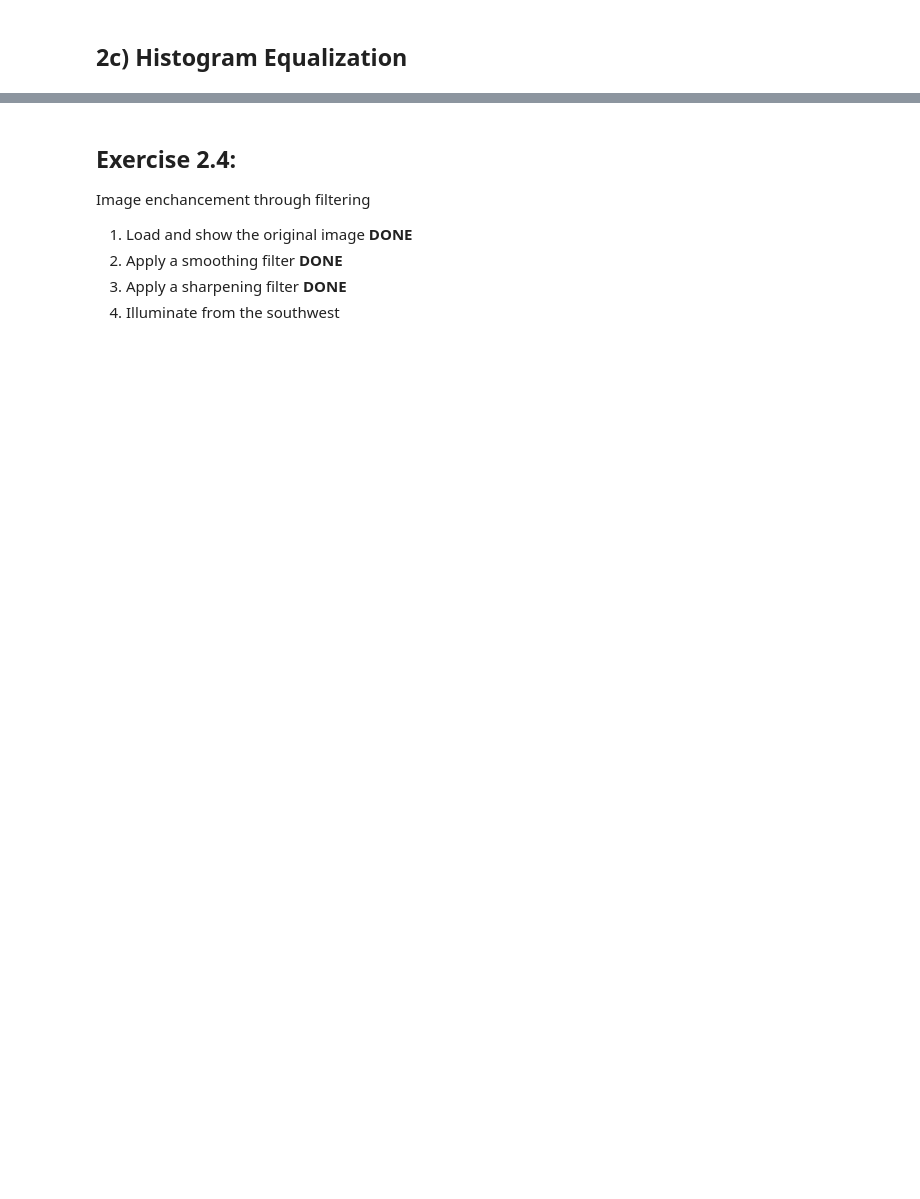
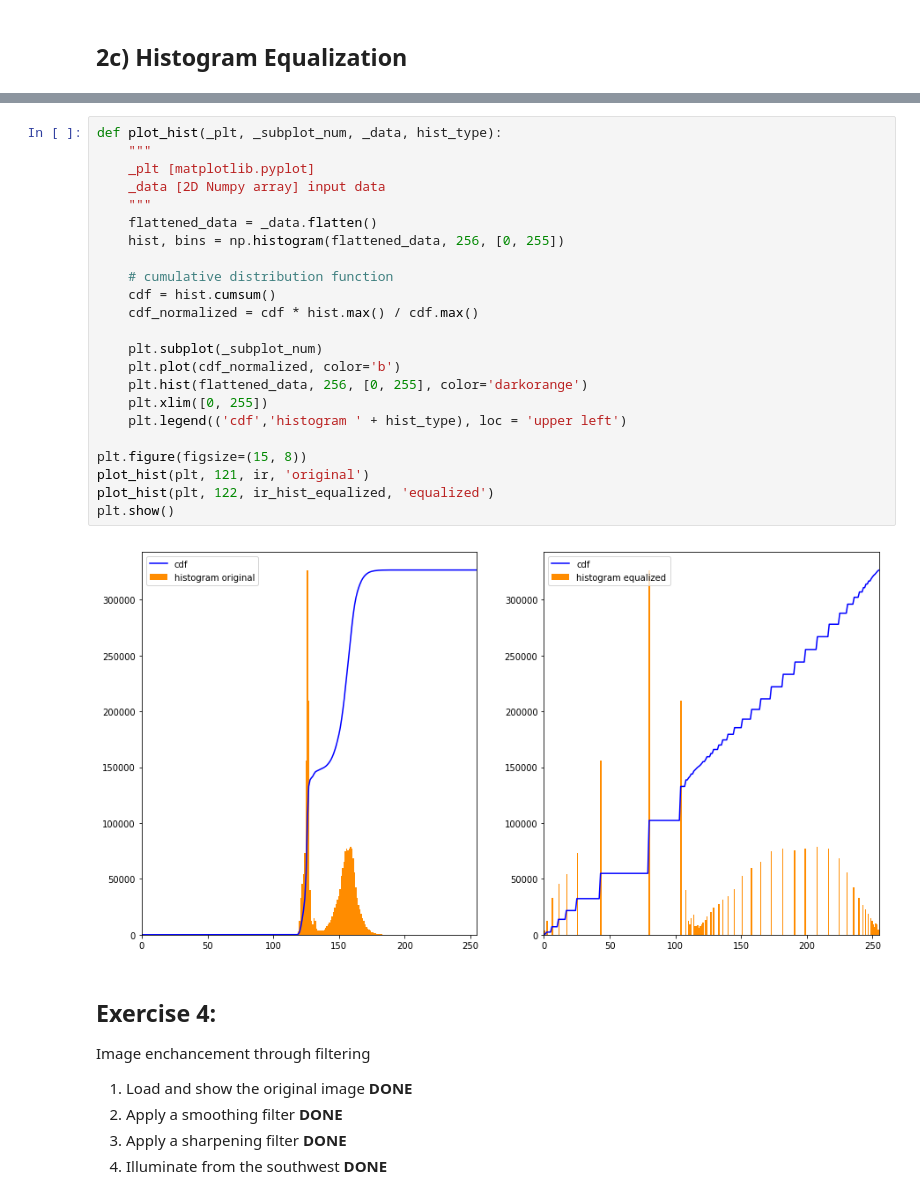
Before and after one commit to moonlimb/sio236-remote-sensing, a Jupyter notebook: Limb_Moon_Lab5.ipynb, the cells around one changed output, grey strips where cells are left out. Drawn from its saved outputs; the diff is of its cells as text; blank space fills up the shorter version.

```diff
--- a/Limb_Moon_Lab5.ipynb
+++ b/Limb_Moon_Lab5.ipynb
@@ -275,10 +177,35 @@ plt.show()
+# %%
+def plot_hist(_plt, _subplot_num, _data, hist_type):
+    """
+    _plt [matplotlib.pyplot]
+    _data [2D Numpy array] input data
+    """
+    flattened_data = _data.flatten()
+    hist, bins = np.histogram(flattened_data, 256, [0, 255])
+
+    # cumulative distribution function
+    cdf = hist.cumsum()
+    cdf_normalized = cdf * hist.max() / cdf.max()
+
+    plt.subplot(_subplot_num)
+    plt.plot(cdf_normalized, color='b')
+    plt.hist(flattened_data, 256, [0, 255], color='darkorange')
+    plt.xlim([0, 255])
+    plt.legend(('cdf','histogram ' + hist_type), loc = 'upper left')
+
+plt.figure(figsize=(15, 8))
+plot_hist(plt, 121, ir, 'original')
+plot_hist(plt, 122, ir_hist_equalized, 'equalized')
+plt.show()
+# %% [output]
+[figure, added]
 # %% [markdown]
-## Exercise 2.4:
+## Exercise 4:
 Image enchancement through filtering<br />
 
 1. Load and show the original image **DONE**
 2. Apply a smoothing filter **DONE**
 3. Apply a sharpening filter  **DONE**
-4. Illuminate from the southwest
+4. Illuminate from the southwest **DONE**
 # %%
 #plot_band_graysc(_plt, subplot_num, _data, title):
```
Also changed, not shown: parts of 15 cells of this notebook.
